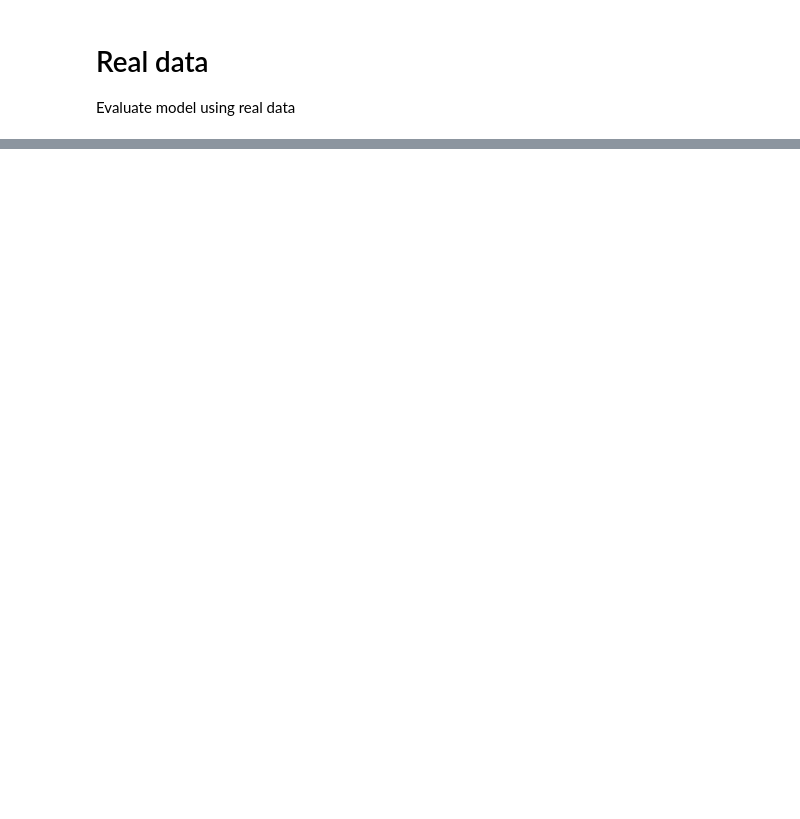
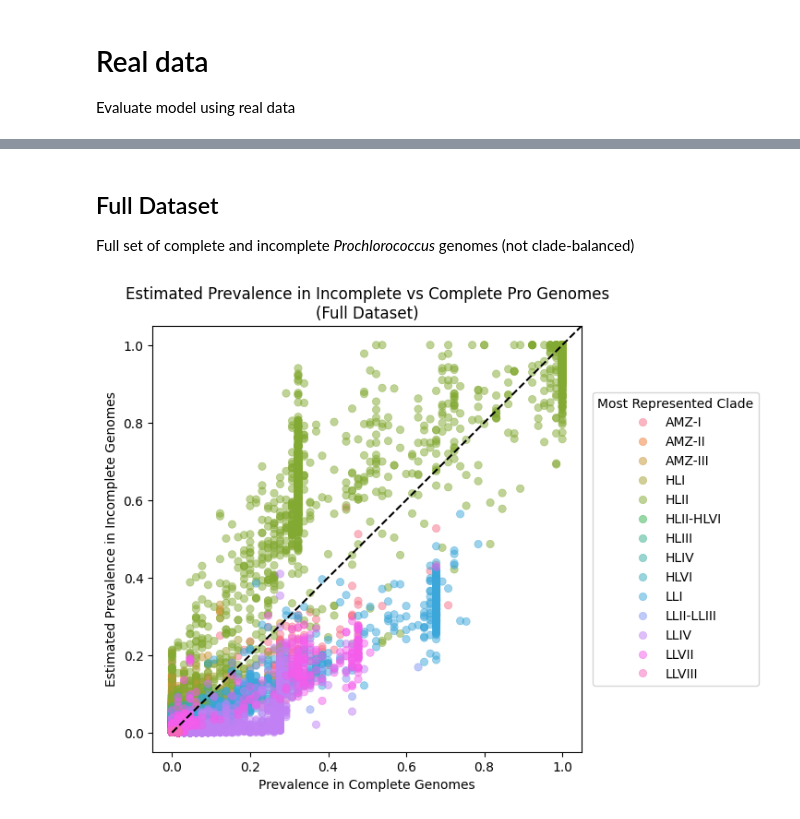
Before and after one commit to blasks/gene-prevalence, a Jupyter notebook: analyses/bernoulli-model.ipynb, the cells around one changed output, grey strips where cells are left out. Saved outputs shown, nothing was run; the diff lists cells and outputs as text; code cells hidden in the pictures; blank space fills up the shorter version.

```diff
--- a/analyses/bernoulli-model.ipynb
+++ b/analyses/bernoulli-model.ipynb
@@ -239,0 +320,47 @@ print(f'RMSE: {rmse:.4f}')
+# %% [markdown]
+## Full Dataset
+Full set of complete and incomplete _Prochlorococcus_ genomes (not clade-balanced)
+# %%
+# run Bernoulli model on full set of incomplete genomes and compare to
+# prevalence values in full set of complete genomes
+
+lambdas_incomplete = estimate_prevalence_bernoulli(
+    data=pa_incomplete_df,
+    lambdas=completeness_series.loc[pa_incomplete_df.columns]
+)
+
+# calculate "ground truth" prevalence values from complete genomes
+ground_truth = pa_complete_df.mean(axis=1).loc[pa_incomplete_df.index]
+
+# pull together plot data
+plot_df = pd.DataFrame({
+    'Prevalence in Complete Genomes': ground_truth,
+    'Estimated Prevalence in Incomplete Genomes': lambdas_incomplete,
+    'Most Represented Clade': most_represented_clade_full.loc[pa_incomplete_df.index],
+})
+plot_df = plot_df.sort_values('Most Represented Clade')
+
+# Create a scatter plot
+plt.figure(figsize=(6, 6))
+sns.scatterplot(
+    data=plot_df,
+    x='Prevalence in Complete Genomes',
+    y='Estimated Prevalence in Incomplete Genomes',
+    hue='Most Represented Clade',
+    alpha=0.5,
+    edgecolor=None)
+
+# Add a line for perfect agreement
+plt.plot([0, 100], [0, 100], '--', color='black')  # Line with slope 1
+
+# Set ranges for x and y axes
+maximum = max(ground_truth.max(), lambdas_incomplete.max())
+plt.xlim(-0.05, maximum + 0.05)
+plt.ylim(-0.05, maximum + 0.05)
+
+# Set title and show plot
+plt.title('Estimated Prevalence in Incomplete vs Complete Pro Genomes\n(Full Dataset)')
+plt.legend(title='Most Represented Clade', bbox_to_anchor=(1.01, 0.5), loc='center left')
+plt.show()
+# %% [output]
+[figure, added]
```
Also changed, not shown: parts of 11 cells of this notebook, 2 other files.
